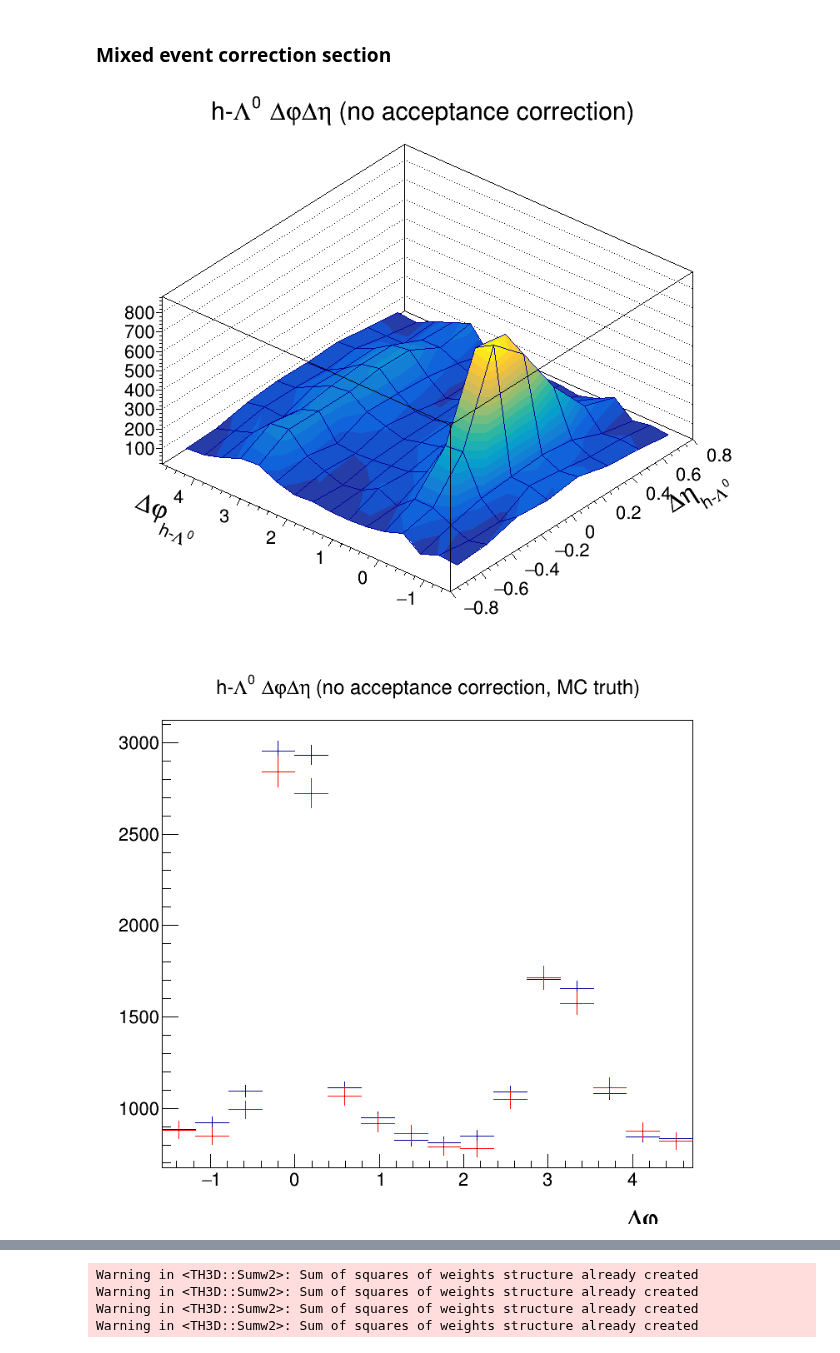
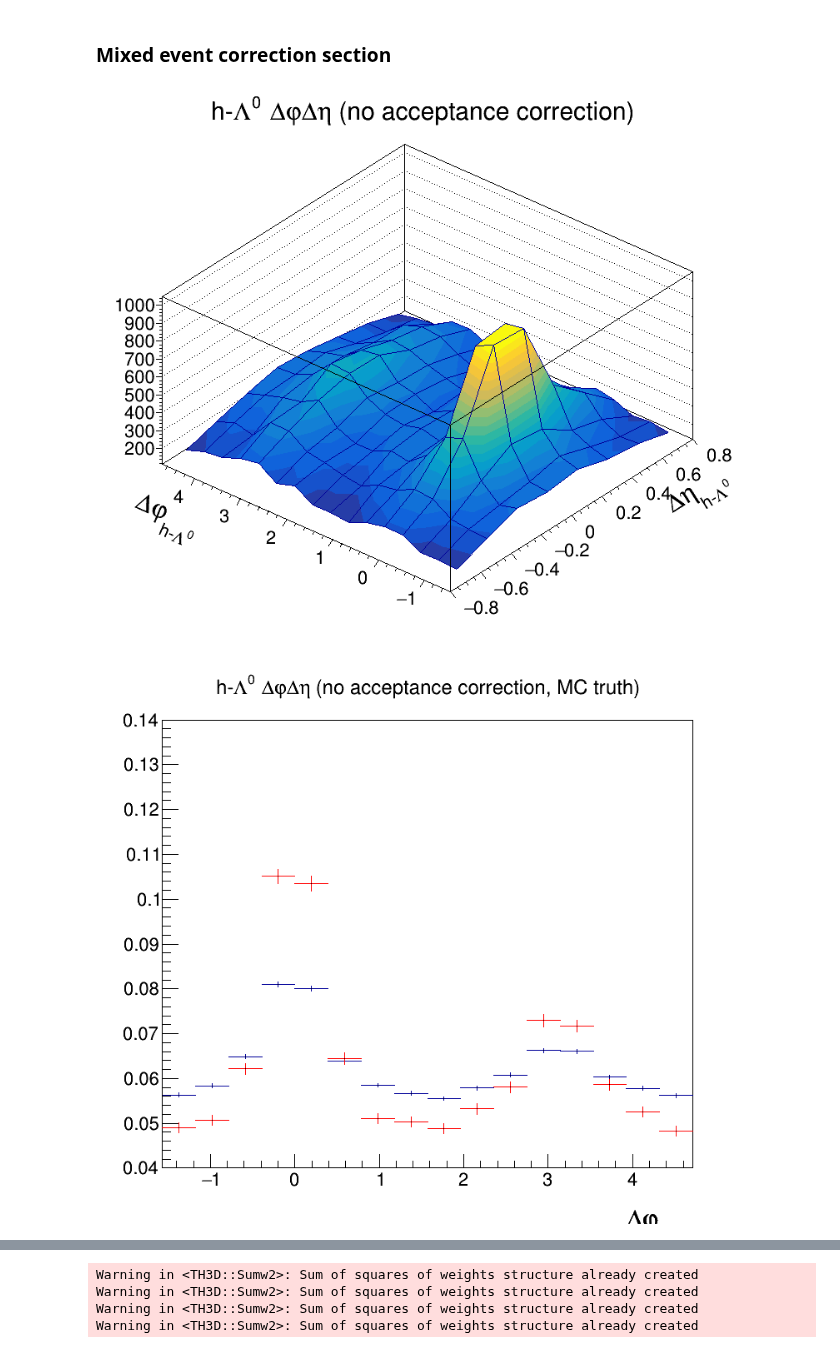
Before and after one commit to rhanniga/lambda-over-hadron, a Jupyter notebook: mc/offline/v0_closure_test.ipynb, the cells around one changed output, grey strips where cells are left out. Drawn from its saved outputs; the diff is of its cells as text; code cells hidden in the pictures.

Commit message:
getting ready for filter bit test

```diff
--- a/mc/offline/v0_closure_test.ipynb
+++ b/mc/offline/v0_closure_test.ipynb
@@ -58,8 +56,8 @@ h_h_mixed_0_20_mc = input_list_0_20.FindObject("fDphiHProtonMixed_MC")
 # %%
-h_lambda_0_20 = input_list_0_20.FindObject("fDphiHLambdaEff_MCKin_physicalPrimary")
-h_lambda_mixed_0_20 = input_list_0_20.FindObject("fDphiHLambdaMixed_MCKin_physicalPrimary")
-h_lambda_0_20_mc = input_list_0_20.FindObject("fDphiHLambda_MC_physicalPrimary")
-h_lambda_mixed_0_20_mc = input_list_0_20.FindObject("fDphiHLambdaMixed_MC_physicalPrimary")
+h_lambda_0_20 = input_list_0_20.FindObject("fDphiHDaughterPion_MCKin")
+h_lambda_mixed_0_20 = input_list_0_20.FindObject("fDphiHDaughterPionMixed_MCKin")
+h_lambda_0_20_mc = input_list_0_20.FindObject("fDphiHDaughterPion_MC")
+h_lambda_mixed_0_20_mc = input_list_0_20.FindObject("fDphiHDaughterPionMixed_MC")
 # %%
 # Setting the trigger Pt (this is never changed again)
 trig_dist_0_20.GetAxis(0).SetRangeUser(TRIG_PT_LOW, TRIG_PT_HIGH)
@@ -400,18 +397,21 @@ h_lambda_2d_nomixcor_0_20.GetXaxis().SetRangeUser(DELTA_ETA_MIN, DELTA_ETA_MAX)
 h_lambda_2d_nomixcor_0_20.Draw("SURF1")
 c.Draw()
 # %% [output]
-[figure, old version]
+[figure, new version]
 # %%
 h_lambda_2d_nomixcor_0_20.GetXaxis().SetRangeUser(DELTA_ETA_MIN, DELTA_ETA_MAX)
 h_lambda_2d_nomixcor_0_20_mc.GetXaxis().SetRangeUser(DELTA_ETA_MIN, DELTA_ETA_MAX)
 h_lambda_2d_nomixcor_0_20.SetLineColor(rt.kRed)
 test1 = h_lambda_2d_nomixcor_0_20.ProjectionY().Clone("test1")
 test2 = h_lambda_2d_nomixcor_0_20_mc.ProjectionY().Clone("test2")
+test1.Scale(1./test1.Integral())
+test2.Scale(1./test2.Integral())
+test2.GetYaxis().SetRangeUser(0.04, 0.14)
 test2.Draw()
 test1.Draw("SAME")
 c.Draw()
 # %% [output]
-[figure, old version]
+[figure, new version]
 # %%
 test1.Divide(test2)
 test1.GetYaxis().SetRangeUser(0.4, 1.4)
```
Also changed, not shown: parts of 23 cells of this notebook.
